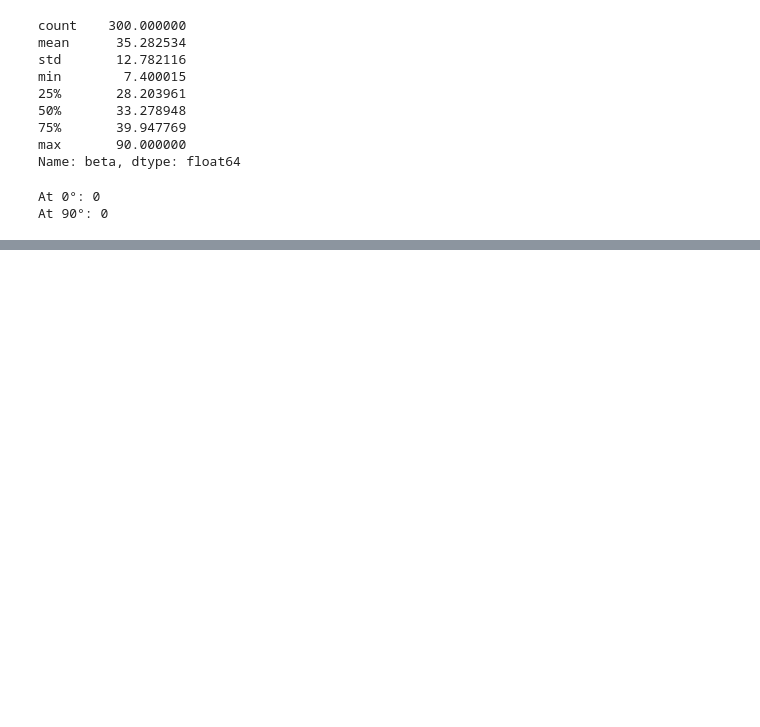
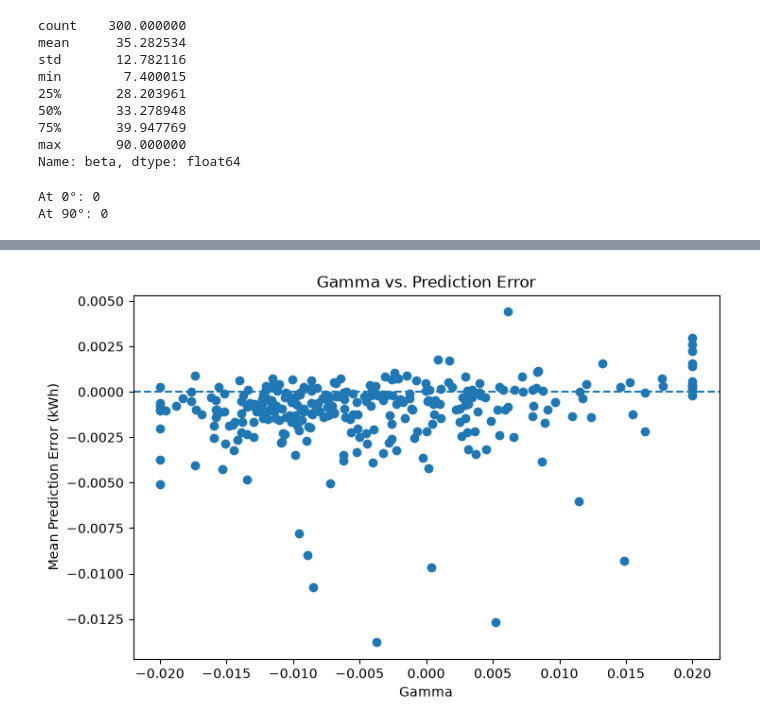
Before and after one commit to codettlaff/Energy-Disaggregation, a Jupyter notebook: combined_data.ipynb, the cells around one changed output, grey strips where cells are left out. Saved outputs shown, nothing was run; the diff lists cells and outputs as text; code cells hidden in the pictures; blank space fills up the shorter version.

```diff
--- a/combined_data.ipynb
+++ b/combined_data.ipynb
@@ -430,0 +412,16 @@ plt.show()
+# %%
+# Prediction error for each observation
+train_df["error"] = train_df["PPV_pred"] - train_df["PPV"]
+train_df["abs_error"] = train_df["error"].abs()
+
+# Customer-level table
+error_by_customer = (
+    train_df.groupby("Customer")
+    .agg(
+        gamma=("gamma", "first"),
+        mean_error=("error", "mean"),
+        MAE=("abs_error", "mean")
+    ).reset_index())
+
+# View table sorted by gamma
+error_by_customer.sort_values("gamma")
@@ -430,0 +442,10 @@ plt.show()
+# %%
+plt.figure(figsize=(8, 5))
+plt.scatter(error_by_customer["gamma"], error_by_customer["mean_error"])
+plt.axhline(0, linestyle="--")
+plt.xlabel("Gamma")
+plt.ylabel("Mean Prediction Error (kWh)")
+plt.title("Gamma vs. Prediction Error")
+plt.show()
+# %% [output]
+[figure, added]
```
Also changed, not shown: parts of 18 cells of this notebook.
